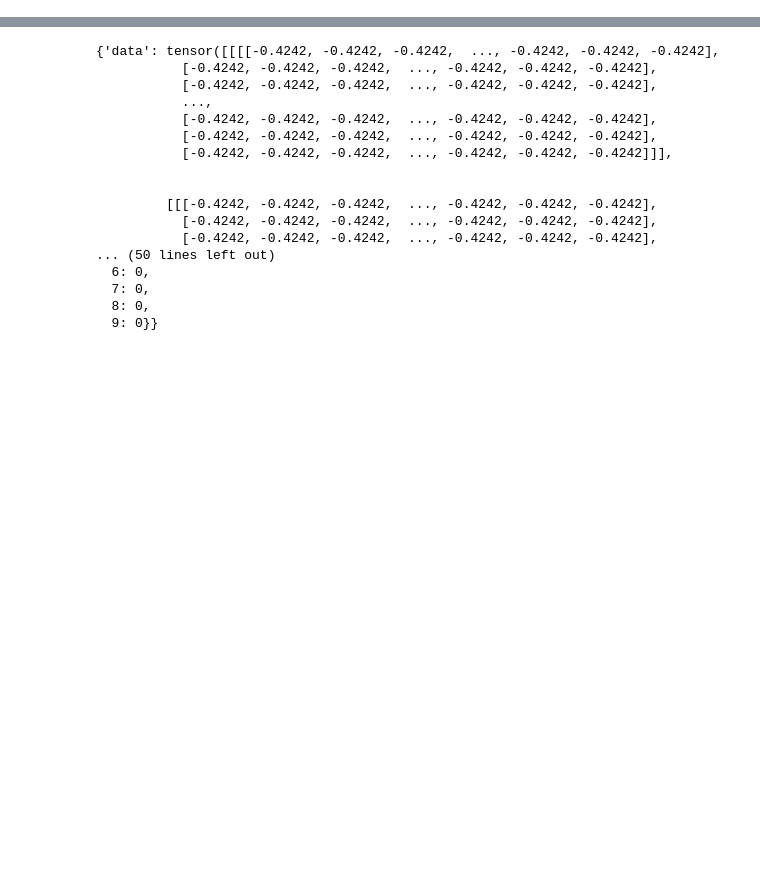
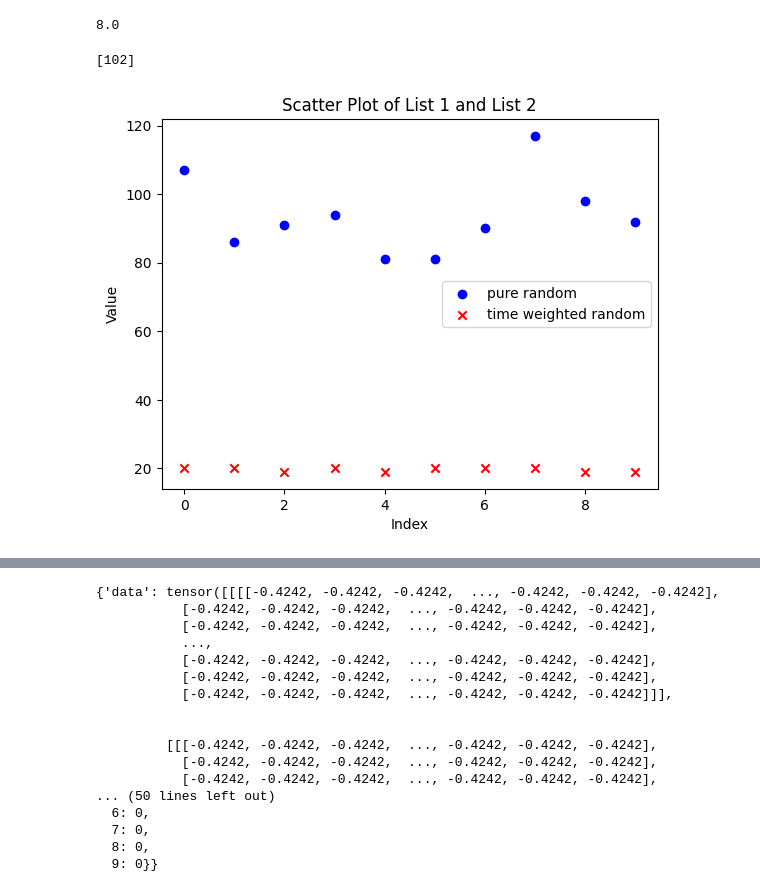
Before and after one commit to Soak-rar/CFL, a Jupyter notebook: DataLoadTest.ipynb, the cells around one changed output, grey strips where cells are left out. Saved outputs shown, nothing was run; the diff lists cells and outputs as text; code cells hidden in the pictures; blank space fills up the shorter version.

```diff
--- a/DataLoadTest.ipynb
+++ b/DataLoadTest.ipynb
@@ -20,3 +20,72 @@ import os
 import multiprocessing
 
 from DataScientist import pca_deduce
+# %%
+math.pow(2,3)
+# %% [output]
+8.0
+# %%
+import random
+
+
+client_list = [i for i in range(100)]
+
+
+
+list_weight_TD = []
+list_weight = []
+
+max_time = 0
+client_weight = [1 for i in range(100)]
+for i in range(1000):
+    e_weights = [math.pow(math.e, i) for i in client_weight]
+    sum = np.sum(e_weights)
+    e_weights_1 = [i/sum for i in e_weights]
+    # random_element = random.choices(client_list, weights=e_weights, k=10, replace=False,size=3)
+    # random_element = random.choices(client_list, weights=client_weight, k=10)
+    # random_element =  np.random.choice(a=client_list, size=10, replace=False, p=e_weights_1)
+    random_element = random.choices(client_list, k=10)
+    # print(random_element)
+    for k in client_list:
+        if k in random_element:
+            client_weight[k] = 1
+        else:
+            client_weight[k] += 1
+
+    new_max_time = max(client_weight)
+
+    max_time = new_max_time if max_time < new_max_time else max_time
+
+list_weight_TD.append(max_time)
+    # list_weight.append(max_time)
+
+print(list_weight_TD)
+# %% [output]
+[102]
+# %%
+import matplotlib.pyplot as plt
+list_weight = [107, 86, 91, 94, 81, 81, 90, 117, 98, 92]
+list_weight_TD = [20, 20, 19, 20, 19, 20, 20, 20, 19, 19]
+
+import matplotlib.pyplot as plt
+
+# 两个示例列表，你需要替换成你自己的数据
+list1 = [1, 2, 3, 4, 5]
+list2 = [5, 4, 3, 2, 1]
+
+# 创建一个散点图
+plt.scatter(range(len(list_weight)), list_weight, label='pure random', color='blue', marker='o')
+plt.scatter(range(len(list_weight_TD)), list_weight_TD, label='time weighted random', color='red', marker='x')
+
+# 添加标签和标题
+plt.xlabel('Index')
+plt.ylabel('Value')
+plt.title('Scatter Plot of List 1 and List 2')
+
+# 显示图例
+plt.legend()
+
+# 显示图形
+plt.show()
+# %% [output]
+[figure, added]
```
Also changed, not shown: parts of 3 cells of this notebook, 14 other files.
